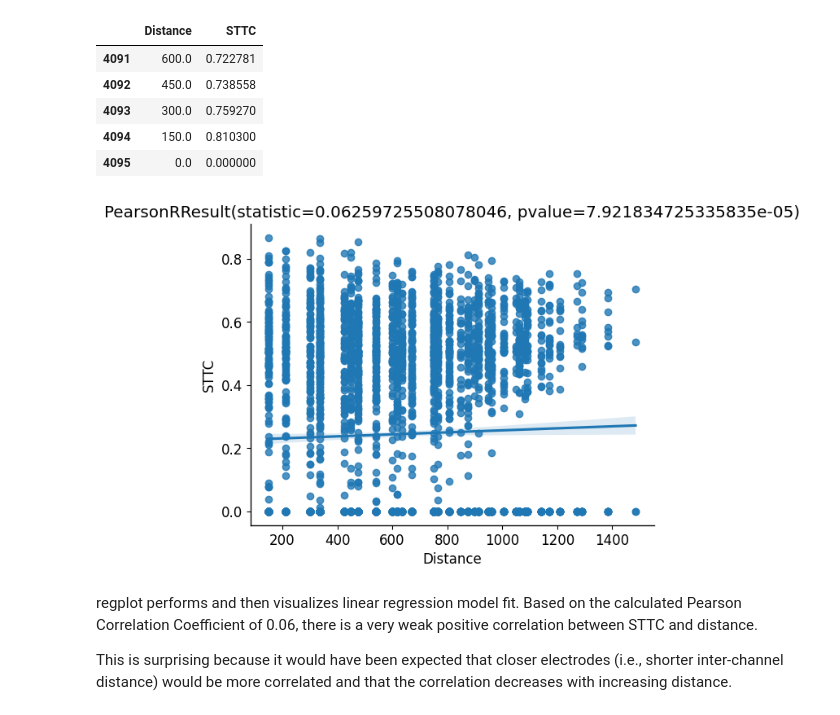
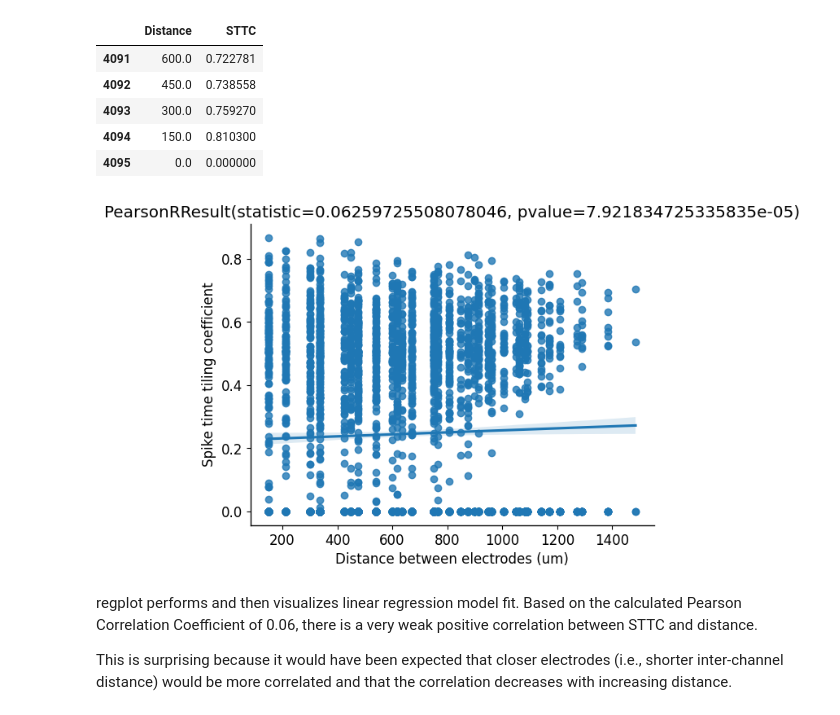
Before and after one commit to KartikP/STTC_demo, a Jupyter notebook: STTC_demo.ipynb, the cells around one changed output. Drawn from its saved outputs; the diff is of its cells as text; code cells hidden in the pictures.

Commit message:
label your graphs bro!

```diff
--- a/STTC_demo.ipynb
+++ b/STTC_demo.ipynb
@@ -324,10 +324,12 @@ Both arrays have matching lengths
 # %%
 sns.regplot(data=STTC_distances[STTC_distances["Distance"]!=0], x="Distance", y="STTC")
 pearsonr = pearsonr(STTC_distances["Distance"], STTC_distances["STTC"])
+plt.xlabel("Distance between electrodes (um)")
+plt.ylabel("Spike time tiling coefficient")
 plt.title(pearsonr)
 sns.despine()
 # %% [output]
-[figure, old version]
+[figure, new version]
 # %% [markdown]
 regplot performs and then visualizes linear regression model fit.
 Based on the calculated Pearson Correlation Coefficient of 0.06, there is a very weak positive correlation between STTC and distance.
```
Also changed, not shown: 1 other file.
